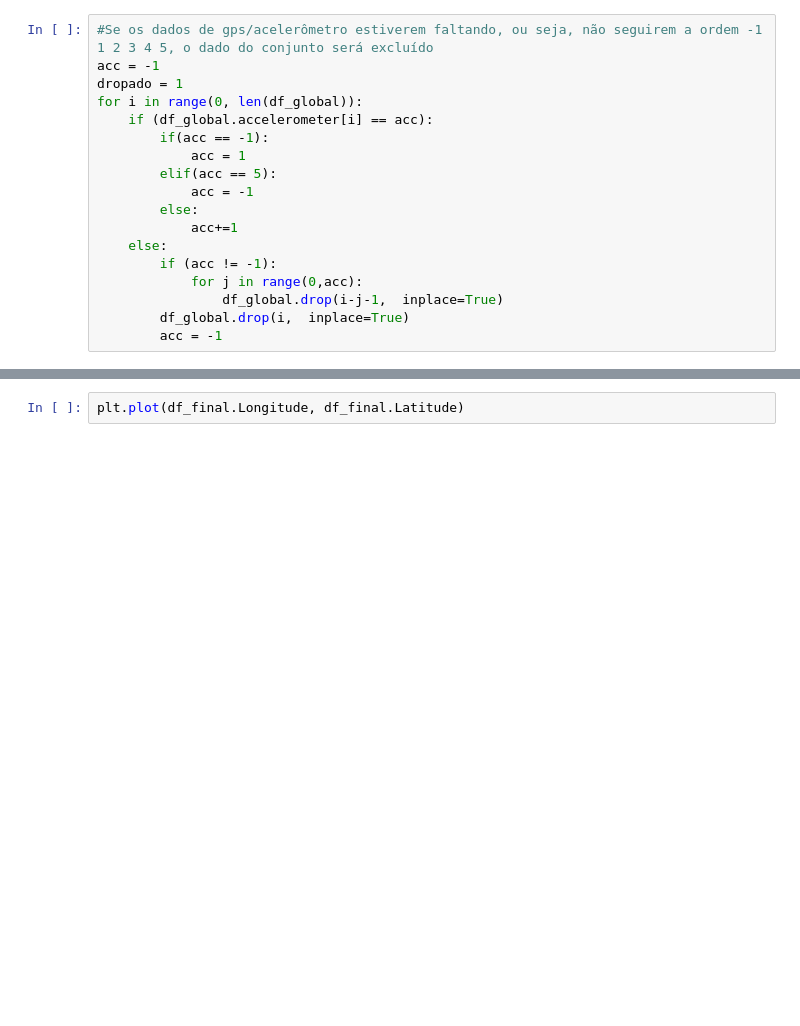
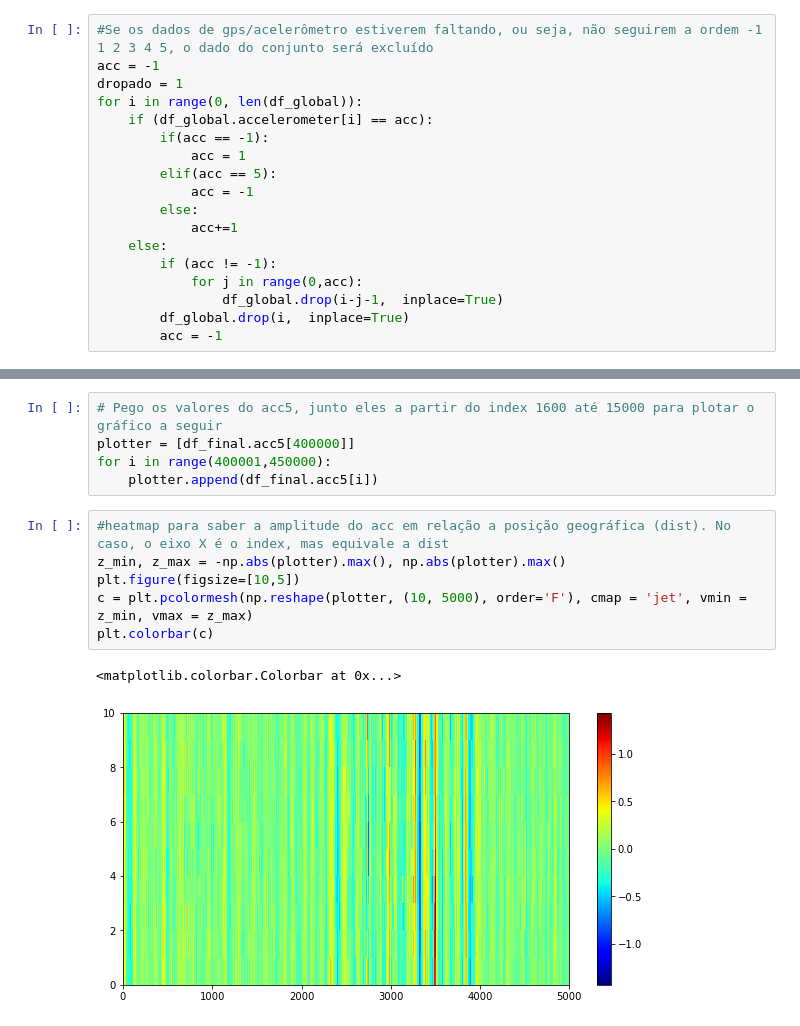
Before and after one commit to lorenzo-trevizani/UFES-monitoracao-diagnostico-maquinas, a Jupyter notebook: analise_exploratoria.ipynb, the cells around one changed output, grey strips where cells are left out. Cells and saved outputs as stored; diff of their text form; blank space fills up the shorter version.

```diff
--- a/analise_exploratoria.ipynb
+++ b/analise_exploratoria.ipynb
@@ -516,2 +369,14 @@ df_final #= df_final.interpolate(method ='linear', limit_direction ='forward')
-# %%
-plt.plot(df_final.Longitude, df_final.Latitude)
+# %%
+# Pego os valores do acc5, junto eles a partir do index 1600 até 15000 para plotar o gráfico a seguir
+plotter = [df_final.acc5[400000]]
+for i in range(400001,450000):
+    plotter.append(df_final.acc5[i])
+# %%
+#heatmap para saber a amplitude do acc em relação a posição geográfica (dist). No caso, o eixo X é o index, mas equivale a dist
+z_min, z_max = -np.abs(plotter).max(), np.abs(plotter).max()
+plt.figure(figsize=[10,5])
+c = plt.pcolormesh(np.reshape(plotter, (10, 5000), order='F'), cmap = 'jet', vmin = z_min, vmax = z_max)
+plt.colorbar(c)
+# %% [output]
+<matplotlib.colorbar.Colorbar at 0x...>
+[figure, added]
```
Also changed, not shown: parts of 38 cells of this notebook.
